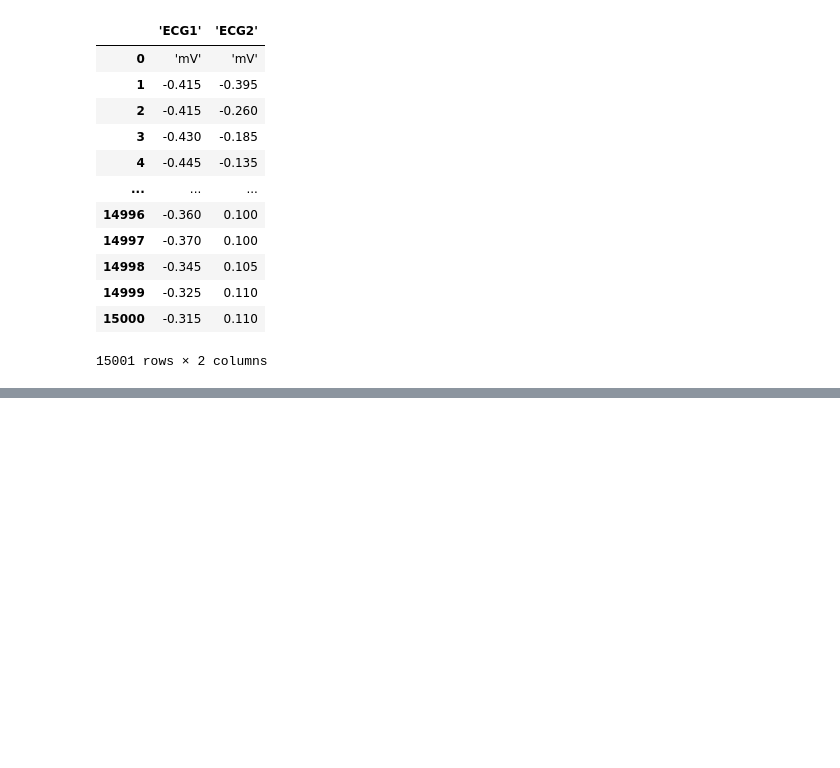
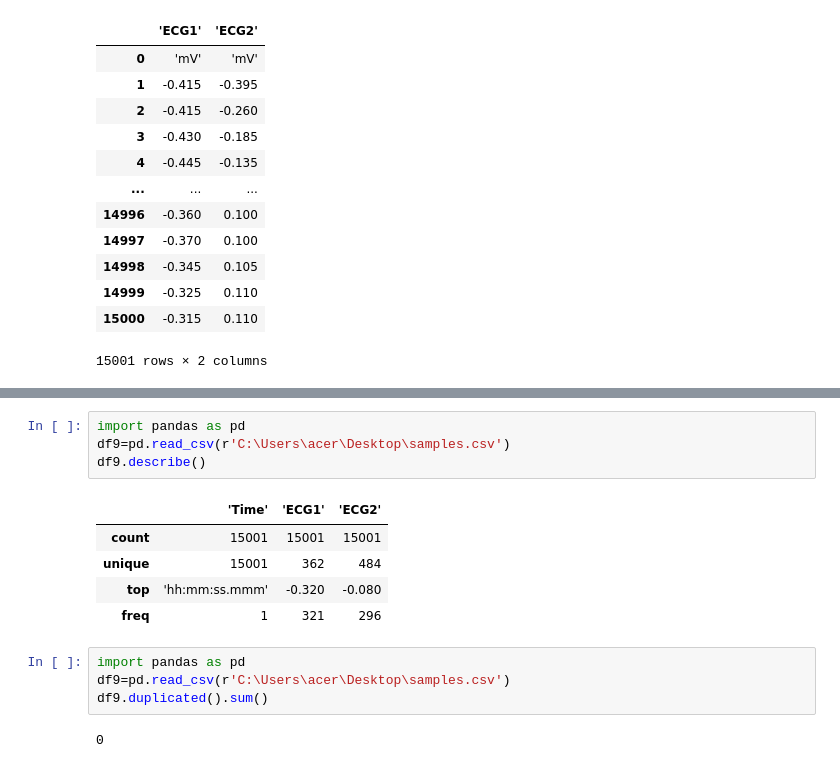
Before and after one commit to latif778866/transfer, a Jupyter notebook: Data Frame.ipynb, the cells around one changed output, grey strips where cells are left out. Cells and saved outputs as stored; diff of their text form; blank space fills up the shorter version.

```diff
--- a/Data Frame.ipynb
+++ b/Data Frame.ipynb
@@ -244,0 +307,16 @@ df9
+# %%
+import pandas as pd
+df9=pd.read_csv(r'C:\Users\acer\Desktop\samples.csv')
+df9.describe()
+# %% [output]
+|  | 'Time' | 'ECG1' | 'ECG2' |
+| count | 15001 | 15001 | 15001 |
+| unique | 15001 | 362 | 484 |
+| top | 'hh:mm:ss.mmm' | -0.320 | -0.080 |
+| freq | 1 | 321 | 296 |
+# %%
+import pandas as pd
+df9=pd.read_csv(r'C:\Users\acer\Desktop\samples.csv')
+df9.duplicated().sum()
+# %% [output]
+0
```
Also changed, not shown: parts of 25 cells of this notebook, 4 other files.
